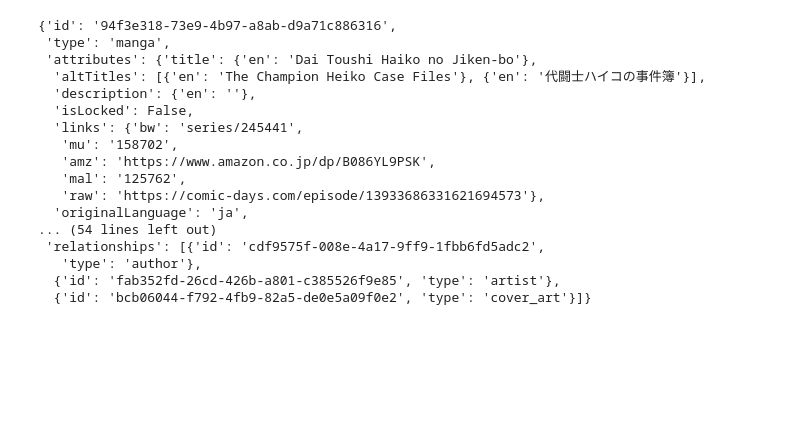
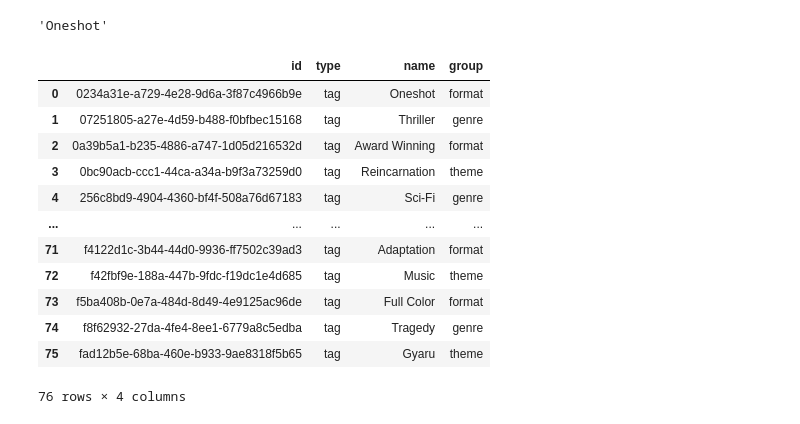
Before and after one commit to Fispit/mangadex-stats, a Jupyter notebook: api_testing_restore - Copy.ipynb, the cells around one changed output. Cells and saved outputs as stored; diff of their text form; code cells hidden in the pictures; blank space fills up the shorter version.

```diff
--- a/api_testing_restore - Copy.ipynb
+++ b/api_testing_restore - Copy.ipynb
@@ -8,2 +7,40 @@ from elasticsearch import Elasticsearch,helpers,exceptions
+# %%
+#getting and organizing tag list
+baseurl="https://api.mangadex.org/"
+taglist=requests.get(baseurl+"manga/tag")
+taglist=taglist.json()["data"]
+
+taglist[0]
+data=[]
+
+for entry in taglist:
+    entrydict={}
+    entrydict['id']=entry['id']
+    entrydict['type']=entry['type']
+    entrydict['name']=entry['attributes']['name']['en']
+    entrydict['group']=entry['attributes']['group']
+    data.append(entrydict)
+
+avail_tags=pd.DataFrame(data)
+avail_tags.to_csv("./resources/tag_list.csv")
+avail_tags[avail_tags.id=="0234a31e-a729-4e28-9d6a-3f87c4966b9e"].name[0]
+# %% [output]
+'Oneshot'
+# %%
+avail_tags
+# %% [output]
+|  | id | type | name | group |
+| 0 | 0234a31e-a729-4e28-9d6a-3f87c4966b9e | tag | Oneshot | format |
+| 1 | 07251805-a27e-4d59-b488-f0bfbec15168 | tag | Thriller | genre |
+| 2 | 0a39b5a1-b235-4886-a747-1d05d216532d | tag | Award Winning | format |
+| 3 | 0bc90acb-ccc1-44ca-a34a-b9f3a73259d0 | tag | Reincarnation | theme |
+| 4 | 256c8bd9-4904-4360-bf4f-508a76d67183 | tag | Sci-Fi | genre |
+| ... | ... | ... | ... | ... |
+| 71 | f4122d1c-3b44-44d0-9936-ff7502c39ad3 | tag | Adaptation | format |
+| 72 | f42fbf9e-188a-447b-9fdc-f19dc1e4d685 | tag | Music | theme |
+| 73 | f5ba408b-0e7a-484d-8d49-4e9125ac96de | tag | Full Color | format |
+| 74 | f8f62932-27da-4fe4-8ee1-6779a8c5edba | tag | Tragedy | genre |
+| 75 | fad12b5e-68ba-460e-b933-9ae8318f5b65 | tag | Gyaru | theme |
+76 rows × 4 columns
 # %%
 
@@ -61,27 +87,0 @@ manga_df.to_csv('./resources/manga_list.csv')
-# %%
-
-#manga_df.to_csv("./resources/manga_list.csv")
-#loopnum
-#print(f"Error {data_req.json()['errors'][0]['status']}: {data_req.json()['errors'][0]['detail']}")
-#data_req.json()
-#data_req.url
-#manga_df.sort_values('total_chapters')
-manga_data[25]
-# %% [output]
-{'id': '94f3e318-73e9-4b97-a8ab-d9a71c886316',
- 'type': 'manga',
- 'attributes': {'title': {'en': 'Dai Toushi Haiko no Jiken-bo'},
-  'altTitles': [{'en': 'The Champion Heiko Case Files'}, {'en': '代闘士ハイコの事件簿'}],
-  'description': {'en': ''},
-  'isLocked': False,
-  'links': {'bw': 'series/245441',
-   'mu': '158702',
-   'amz': 'https://www.amazon.co.jp/dp/B086YL9PSK',
-   'mal': '125762',
-   'raw': 'https://comic-days.com/episode/13933686331621694573'},
-  'originalLanguage': 'ja',
-... (54 lines left out)
- 'relationships': [{'id': 'cdf9575f-008e-4a17-9ff9-1fbb6fd5adc2',
-   'type': 'author'},
-  {'id': 'fab352fd-26cd-426b-a801-c385526f9e85', 'type': 'artist'},
-  {'id': 'bcb06044-f792-4fb9-82a5-de0e5a09f0e2', 'type': 'cover_art'}]}
```
Also changed, not shown: parts of 12 cells of this notebook, 2 other files.
